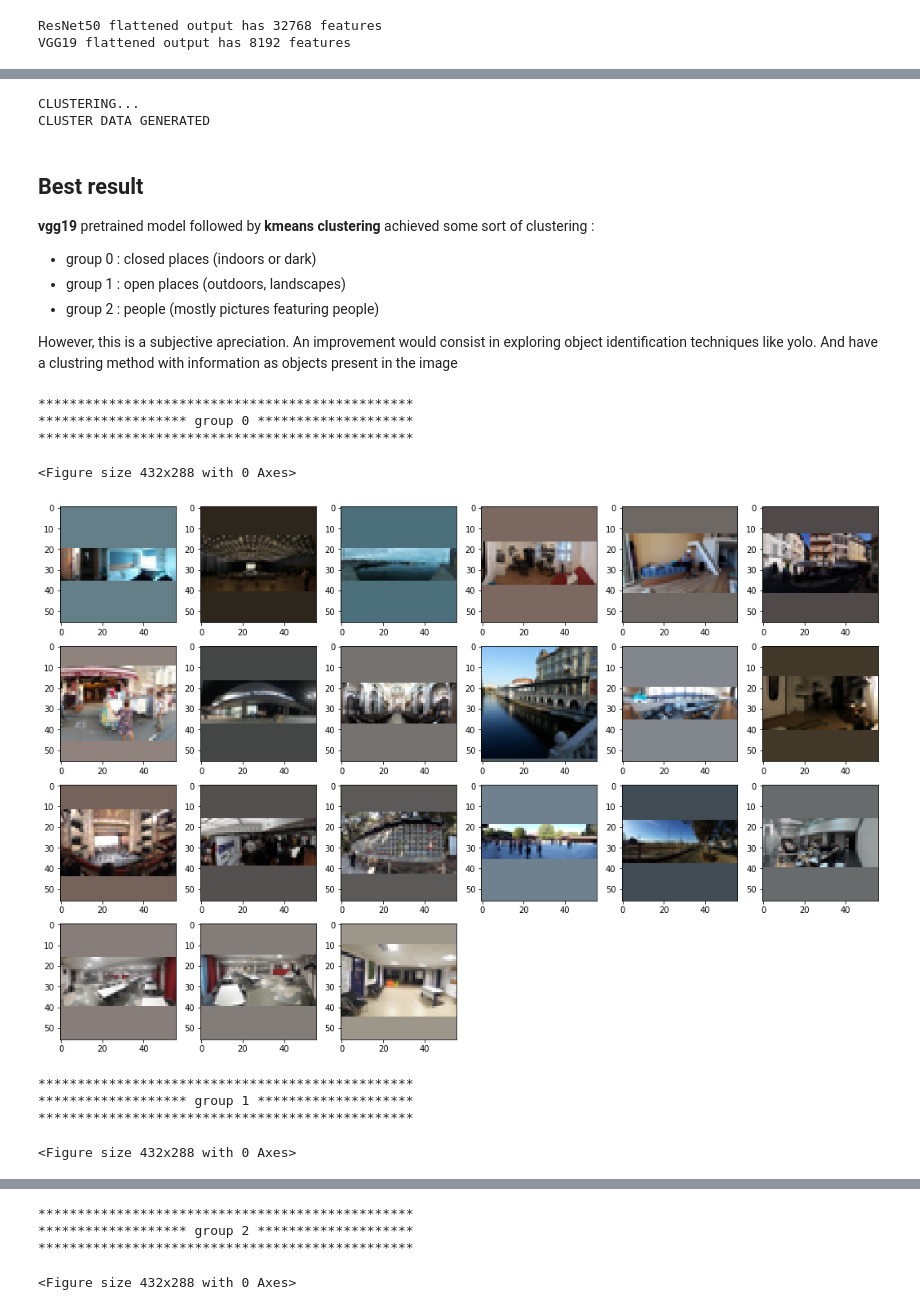
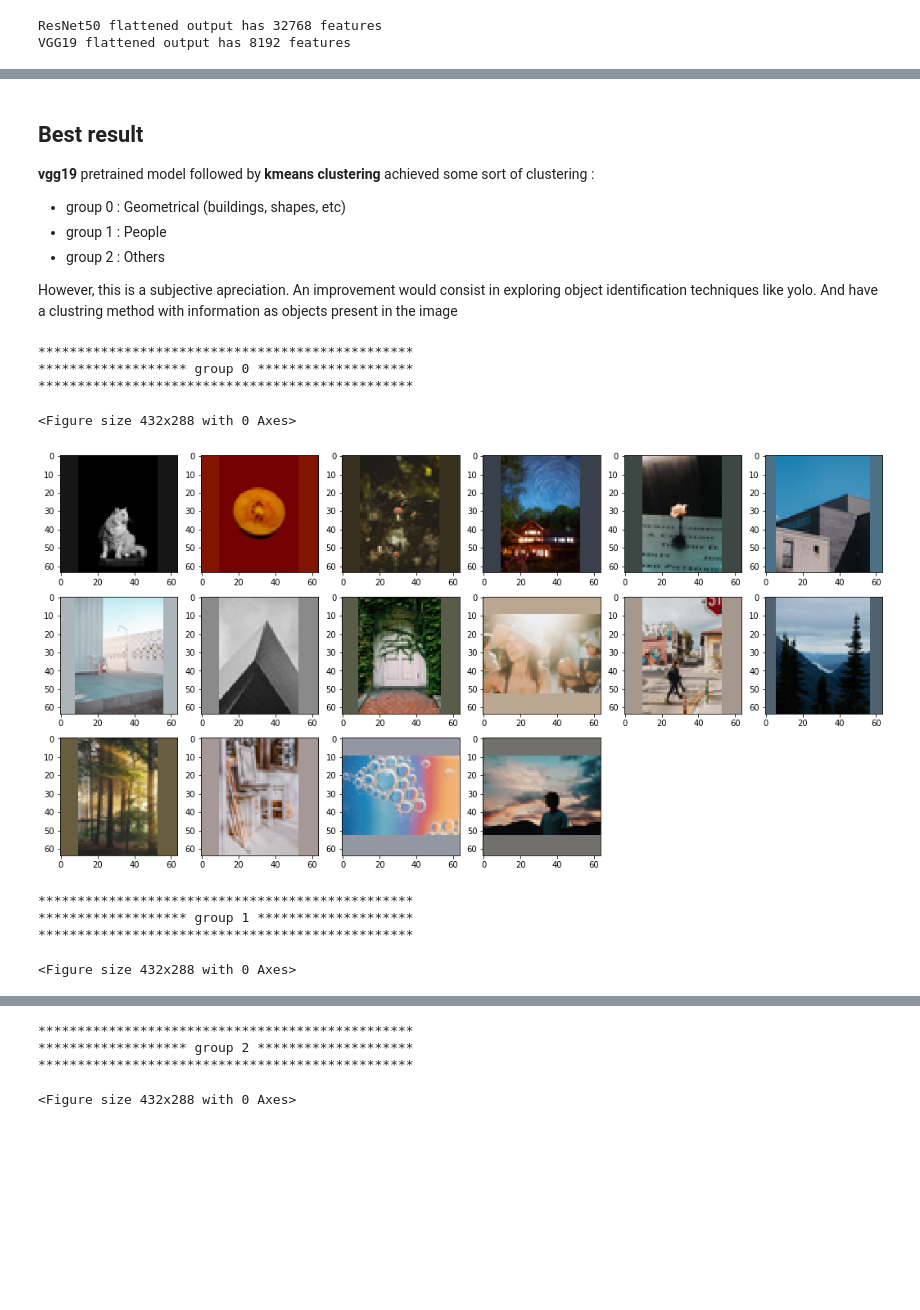
Before and after one commit to rapaperro88/Image-Classification-Unsupervised, a Jupyter notebook: Preprocessing_Classification.ipynb, the cells around one changed output, grey strips where cells are left out. Saved outputs shown, nothing was run; the diff lists cells and outputs as text; code cells hidden in the pictures; blank space fills up the shorter version.

```diff
--- a/Preprocessing_Classification.ipynb
+++ b/Preprocessing_Classification.ipynb
@@ -311,15 +316,26 @@ def group_and_plot(src_folder, clusters, size=(128,128), plot=True, grey=False):
 # %%
-print("\n FIT DATA \n")
+# PREDICTIONS
+print("CLUSTERING...")
 
-# Here we create and fit a KMeans model with the PCA outputs
-print("\n KMeans (PCA): \n")
+#------FIT-------
 
-K_vgg19_pca = create_train_kmeans(vgg19_output_pca)
-K_resnet50_pca = create_train_kmeans(resnet50_output_pca)
+# Create and fit a KMeans model with the PCA outputs
+K_vgg19_pca = create_train_kmeans(vgg19_output_pca, nb_clusters)
+K_resnet50_pca = create_train_kmeans(resnet50_output_pca, nb_clusters)
 
 # Same for Gaussian Model
-print("\n GMM (PCA): \n")
+G_vgg19_pca = create_train_gmm(vgg19_output_pca, nb_clusters)
+G_resnet50_pca = create_train_gmm(resnet50_output_pca, nb_clusters)
 
-G_vgg19_pca = create_train_gmm(vgg19_output_pca)
-G_resnet50_pca = create_train_gmm(resnet50_output_pca)
+#------TRANSFORM-------
+
+# Cluster data with KMeans with PCA outputs
+k_vgg19_pred_pca = K_vgg19_pca.predict(vgg19_output_pca)
+k_resnet50_pred_pca = K_resnet50_pca.predict(resnet50_output_pca)
+
+# Same with Gaussian Mixture with PCA outputs
+g_resnet50_pred_pca = G_resnet50_pca.predict(resnet50_output_pca)
+g_vgg19_pred_pca = G_vgg19_pca.predict(vgg19_output_pca)
+
+print("DONE")
 # %% [output]
@@ -338,15 +343,0 @@ Training took 0.02380657196044922 seconds
-# %%
-# PREDICTIONS
-print("CLUSTERING...")
-# KMeans with PCA outputs
-k_vgg19_pred_pca = K_vgg19_pca.predict(vgg19_output_pca)
-k_resnet50_pred_pca = K_resnet50_pca.predict(resnet50_output_pca)
-
-# Gaussian Mixture with PCA outputs
-g_resnet50_pred_pca = G_resnet50_pca.predict(resnet50_output_pca)
-g_vgg19_pred_pca = G_vgg19_pca.predict(vgg19_output_pca)
-
-print("CLUSTER DATA GENERATED")
-# %% [output]
-CLUSTERING...
-CLUSTER DATA GENERATED
@@ -356,19 +345,20 @@ display_size = (56,56)
 ## Best result
 
 **vgg19** pretrained model followed by **kmeans clustering** achieved some sort of clustering :
-* group 0 : closed places (indoors or dark)
-* group 1 : open places (outdoors, landscapes)
-* group 2 : people (mostly pictures featuring people)
+* group 0 : Geometrical (buildings, shapes, etc)
+* group 1 : People
+* group 2 : Others
 
 However, this is a subjective apreciation. An improvement would consist in exploring object identification techniques like yolo. And have a clustring method with information as objects present in the image
 # %%
-k_vgg19_pred_pca_sorted_filenames = group_and_plot(src_folder, k_vgg19_pred_pca, size=display_size, plot=True)
+display_size = (64,64)
+k_resnet50_pred_pca_sorted_filenames = group_and_plot(src_folder, k_resnet50_pred_pca, size=display_size, plot=True)
 # %% [output]
 ************************************************
 ******************* group 0 ********************
 ************************************************
 <Figure size 432x288 with 0 Axes>
-[figure, old version]
+[figure, new version]
 ************************************************
 ******************* group 1 ********************
 ************************************************
```
Also changed, not shown: parts of 44 cells of this notebook, 37 other files.
